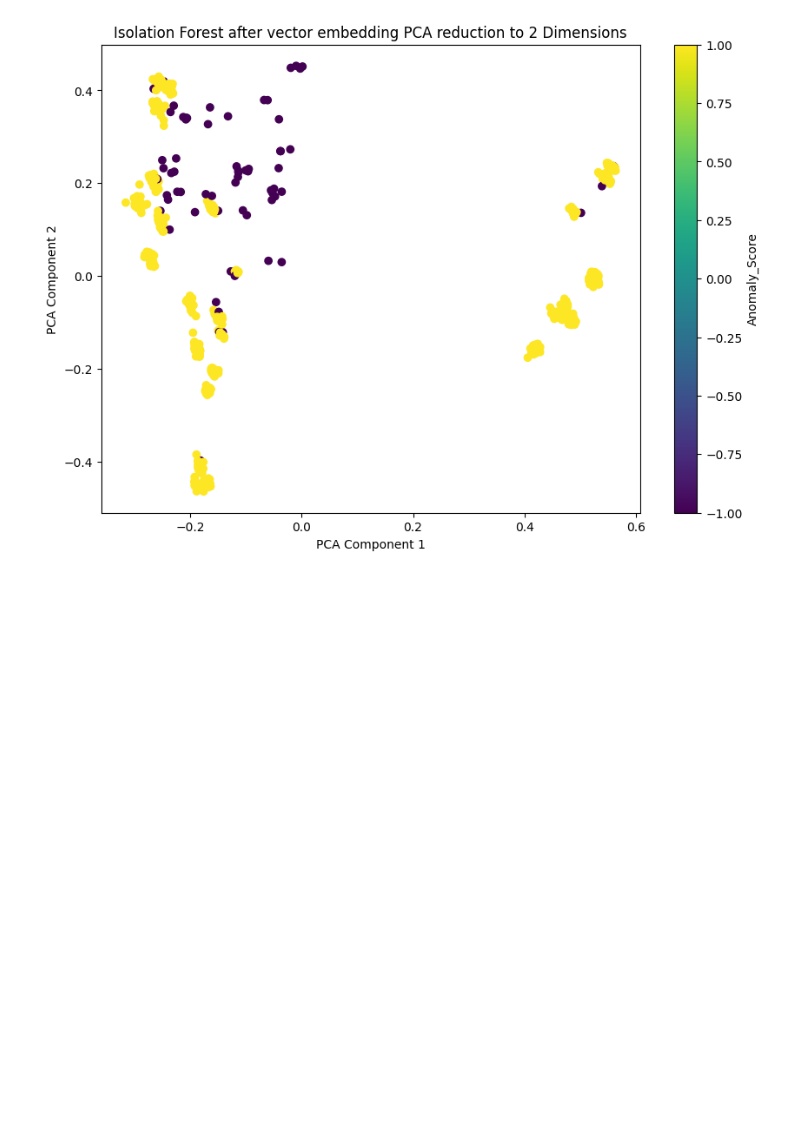
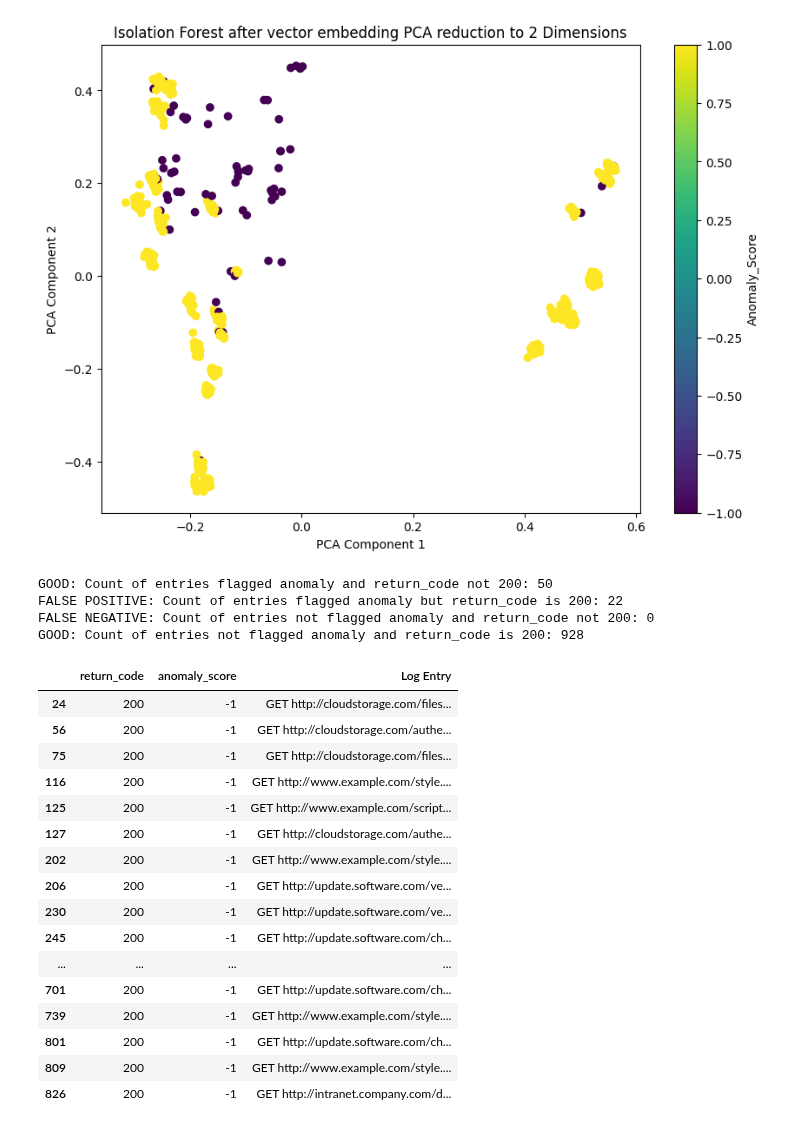
Before and after one commit to davidcsisk/vector-search-with-security-logs, a Jupyter notebook: unsupervised-anomaly-detection-with-vector-embeddings.ipynb, the cells around one changed output. Drawn from its saved outputs; the diff is of its cells as text; code cells hidden in the pictures; blank space fills up the shorter version.

Commit message:
Add validations to unsupervised anomaly detection

```diff
--- a/unsupervised-anomaly-detection-with-vector-embeddings.ipynb
+++ b/unsupervised-anomaly-detection-with-vector-embeddings.ipynb
@@ -128,3 +148,45 @@ plt.colorbar(scatter, label='Anomaly_Score')
 plt.show()
 # %% [output]
 [figure]
+# %%
+# Let's examine whether the 70-ish anomalies include all of the 50 known malicious log entries
+print("GOOD: Count of entries flagged anomaly and return_code not 200: ", end='')
+print(len(df[(df['anomaly_score'] == -1) & (df['return_code'] != '200')][['return_code', 'anomaly_score']]))
+print("FALSE POSITIVE: Count of entries flagged anomaly but return_code is 200: ", end='')
+print(len(df[(df['anomaly_score'] == -1) & (df['return_code'] == '200')][['return_code', 'anomaly_score']]))
+print("FALSE NEGATIVE: Count of entries not flagged anomaly and return_code not 200: ", end='')
+print(len(df[(df['anomaly_score'] == 1) & (df['return_code'] != '200')][['return_code', 'anomaly_score']]))
+print("GOOD: Count of entries not flagged anomaly and return_code is 200: ", end='')
+print(len(df[(df['anomaly_score'] == 1) & (df['return_code'] == '200')][['return_code', 'anomaly_score']]))
+# %% [output]
+GOOD: Count of entries flagged anomaly and return_code not 200: 50
+FALSE POSITIVE: Count of entries flagged anomaly but return_code is 200: 22
+FALSE NEGATIVE: Count of entries not flagged anomaly and return_code not 200: 0
+GOOD: Count of entries not flagged anomaly and return_code is 200: 928
+# %%
+# Good news...there were zero "false negatives"...all malicious entries were flagged as anomalies.
+
+# Let's examine the "false positives"...rows flagged as anomaly but have return_code 200
+pd.set_option('max_colwidth', None) # show full width of showing cols
+df[(df['anomaly_score'] == -1) & (df['return_code'] == '200')][['return_code', 'anomaly_score', 'Log Entry']]
+
+# These may have been truly anomalies (unusual log entries compared to the bulk of logs), but just were
+# not actually malicious log entries
+# %% [output]
+|  | return_code | anomaly_score | Log Entry |
+| 24 | 200 | -1 | GET http://cloudstorage.com/files... |
+| 56 | 200 | -1 | GET http://cloudstorage.com/authe... |
+| 75 | 200 | -1 | GET http://cloudstorage.com/files... |
+| 116 | 200 | -1 | GET http://www.example.com/style.... |
+| 125 | 200 | -1 | GET http://www.example.com/script... |
+| 127 | 200 | -1 | GET http://cloudstorage.com/authe... |
+| 202 | 200 | -1 | GET http://www.example.com/style.... |
+| 206 | 200 | -1 | GET http://update.software.com/ve... |
+| 230 | 200 | -1 | GET http://update.software.com/ve... |
+| 245 | 200 | -1 | GET http://update.software.com/ch... |
+| ... | ... | ... | ... |
+| 701 | 200 | -1 | GET http://update.software.com/ch... |
+| 739 | 200 | -1 | GET http://www.example.com/style.... |
+| 801 | 200 | -1 | GET http://update.software.com/ch... |
+| 809 | 200 | -1 | GET http://www.example.com/style.... |
+| 826 | 200 | -1 | GET http://intranet.company.com/d... |
```
Also changed, not shown: parts of 7 cells of this notebook, 1 other file.
